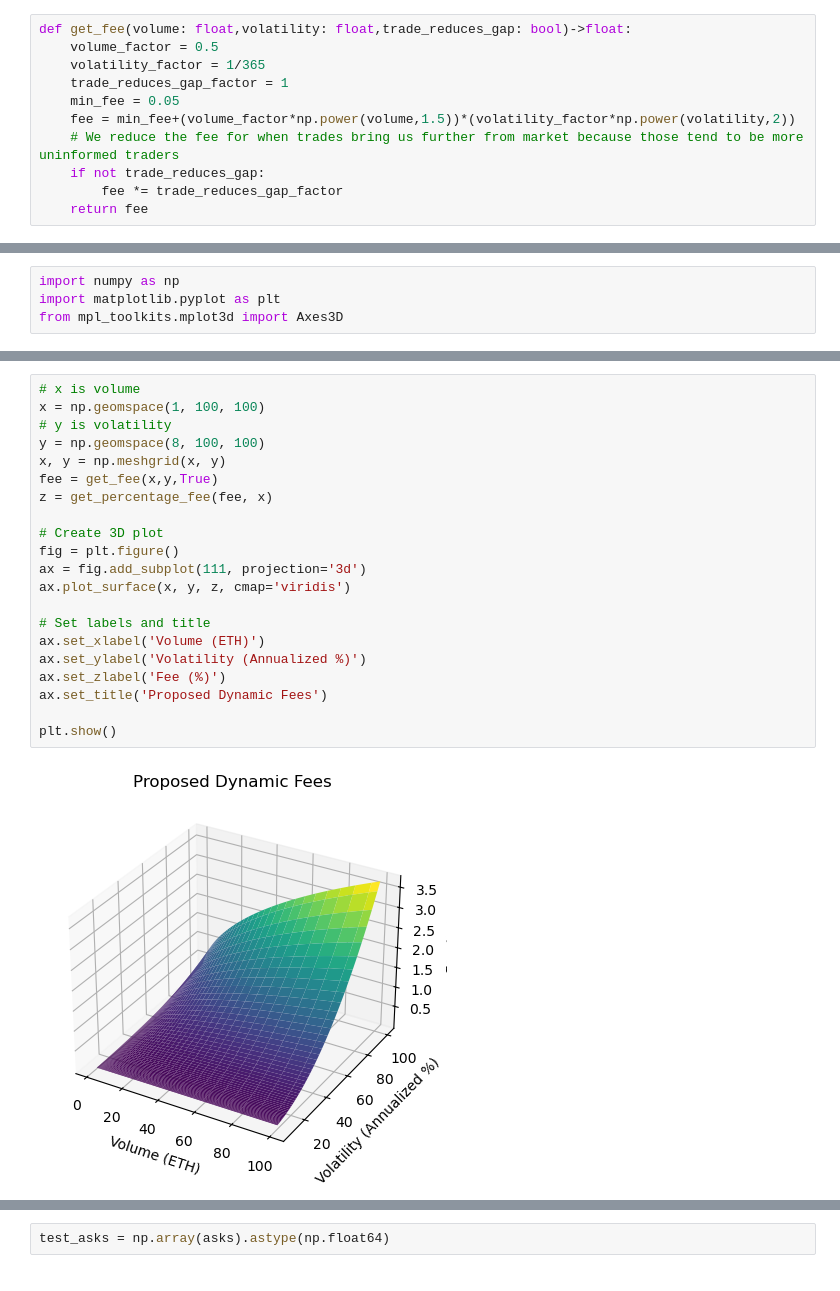
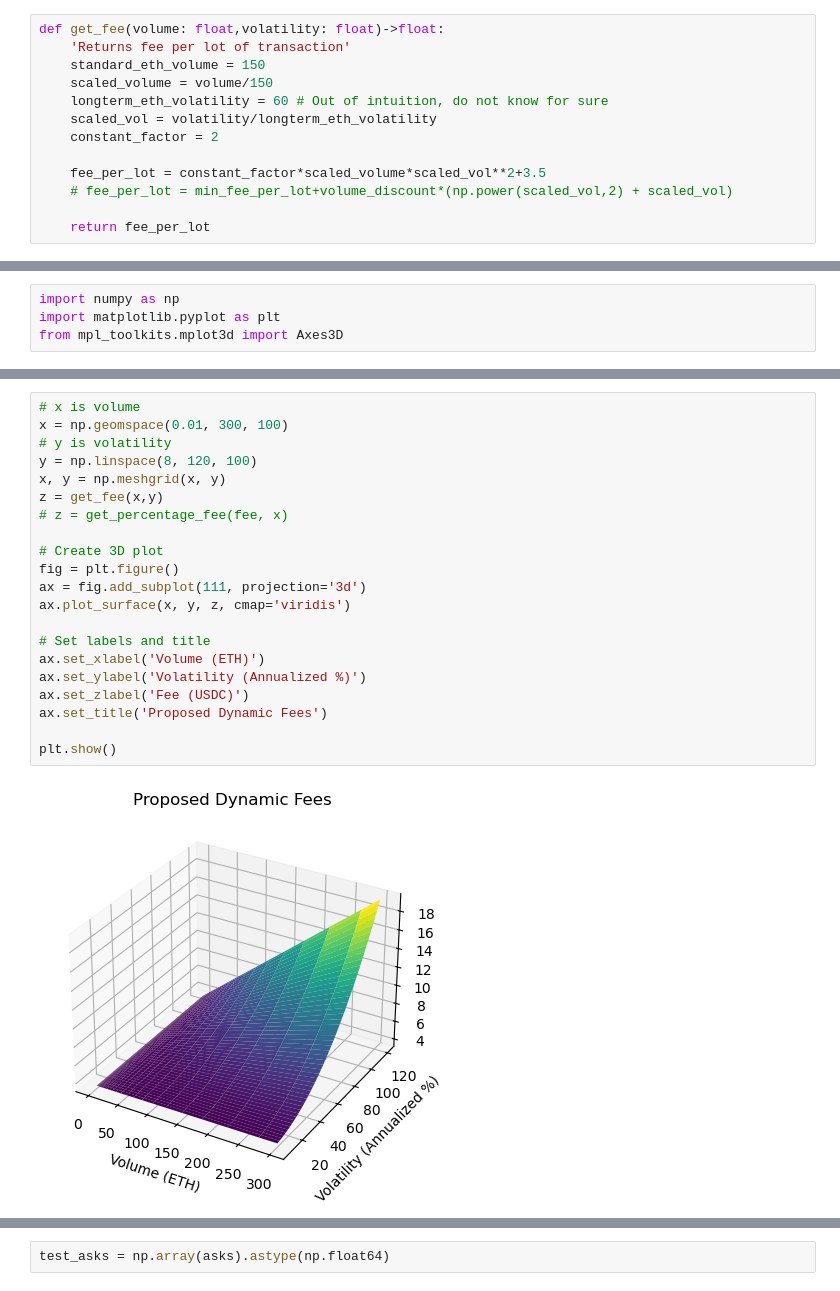
Before and after one commit to jpw993/ethlondon_dynamicfeehook, a Jupyter notebook: datascience/Fees.ipynb, the cells around one changed output, grey strips where cells are left out. Cells and saved outputs as stored; diff of their text form.

```diff
--- a/datascience/Fees.ipynb
+++ b/datascience/Fees.ipynb
@@ -68,11 +58,13 @@ If our price < market price, a seller would move us further from market price, g
 # %%
-def get_fee(volume: float,volatility: float,trade_reduces_gap: bool)->float:
-    volume_factor = 0.5
-    volatility_factor = 1/365
-    trade_reduces_gap_factor = 1
-    min_fee = 0.05
-    fee = min_fee+(volume_factor*np.power(volume,1.5))*(volatility_factor*np.power(volatility,2))
-    # We reduce the fee for when trades bring us further from market because those tend to be more uninformed traders
-    if not trade_reduces_gap:
-        fee *= trade_reduces_gap_factor
-    return fee
+def get_fee(volume: float,volatility: float)->float:
+    'Returns fee per lot of transaction'
+    standard_eth_volume = 150
+    scaled_volume = volume/150
+    longterm_eth_volatility = 60 # Out of intuition, do not know for sure
+    scaled_vol = volatility/longterm_eth_volatility
+    constant_factor = 2
+
+    fee_per_lot = constant_factor*scaled_volume*scaled_vol**2+3.5
+    # fee_per_lot = min_fee_per_lot+volume_discount*(np.power(scaled_vol,2) + scaled_vol)
+
+    return fee_per_lot
@@ -164,23 +147,23 @@ plt.show()
 # %%
 # x is volume
-x = np.geomspace(1, 100, 100)
+x = np.geomspace(0.01, 300, 100)
 # y is volatility
-y = np.geomspace(8, 100, 100)
+y = np.linspace(8, 120, 100)
 x, y = np.meshgrid(x, y)
-fee = get_fee(x,y,True)
-z = get_percentage_fee(fee, x)
+z = get_fee(x,y)
+# z = get_percentage_fee(fee, x)
 
 # Create 3D plot
 fig = plt.figure()
 ax = fig.add_subplot(111, projection='3d')
 ax.plot_surface(x, y, z, cmap='viridis')
 
 # Set labels and title
 ax.set_xlabel('Volume (ETH)')
 ax.set_ylabel('Volatility (Annualized %)')
-ax.set_zlabel('Fee (%)')
+ax.set_zlabel('Fee (USDC)')
 ax.set_title('Proposed Dynamic Fees')
 
 plt.show()
 # %% [output]
-[figure, old version]
+[figure, new version]
```
Also changed, not shown: parts of 29 cells of this notebook.
